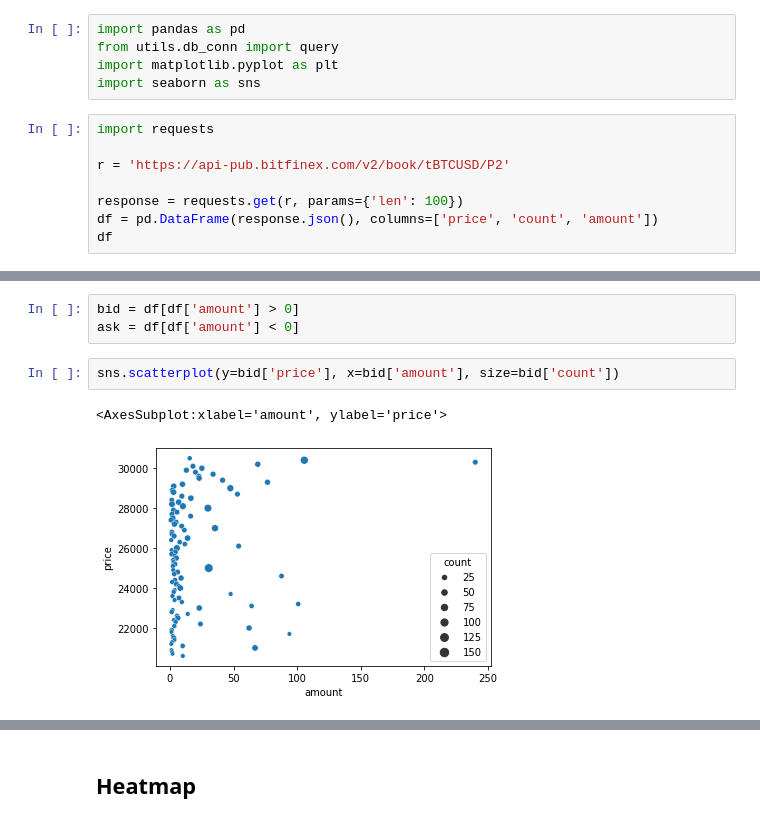
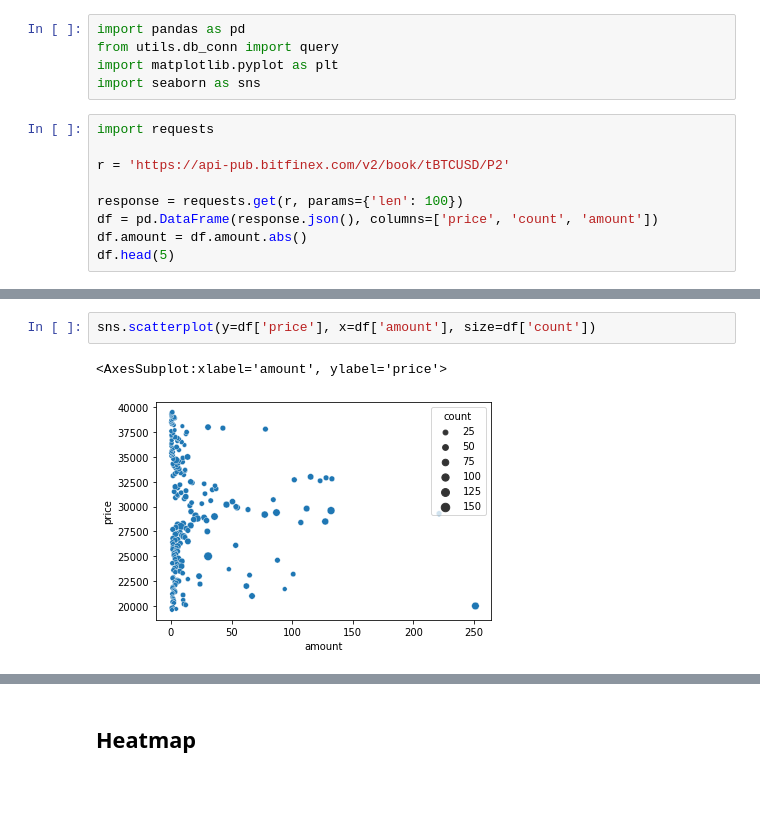
Before and after one commit to joaomsimoes/UML, a Jupyter notebook: orderbook.ipynb, the cells around one changed output, grey strips where cells are left out. Cells and saved outputs as stored; diff of their text form; blank space fills up the shorter version.

```diff
--- a/orderbook.ipynb
+++ b/orderbook.ipynb
@@ -10,5 +10,6 @@ r = 'https://api-pub.bitfinex.com/v2/book/tBTCUSD/P2'
 
 response = requests.get(r, params={'len': 100})
 df = pd.DataFrame(response.json(), columns=['price', 'count', 'amount'])
-df
+df.amount = df.amount.abs()
+df.head(5)
 # %% [output]
@@ -30,8 +22,5 @@ DEBUG:urllib3.connectionpool:https://api-pub.bitfinex.com:443 "GET /v2/book/tBTC
-# %%
-bid = df[df['amount'] > 0]
-ask = df[df['amount'] < 0]
 # %%
-sns.scatterplot(y=bid['price'], x=bid['amount'], size=bid['count'])
+sns.scatterplot(y=df['price'], x=df['amount'], size=df['count'])
 # %% [output]
 <AxesSubplot:xlabel='amount', ylabel='price'>
-[figure, old version]
+[figure, new version]
```
Also changed, not shown: parts of 5 cells of this notebook, 3 other files.
